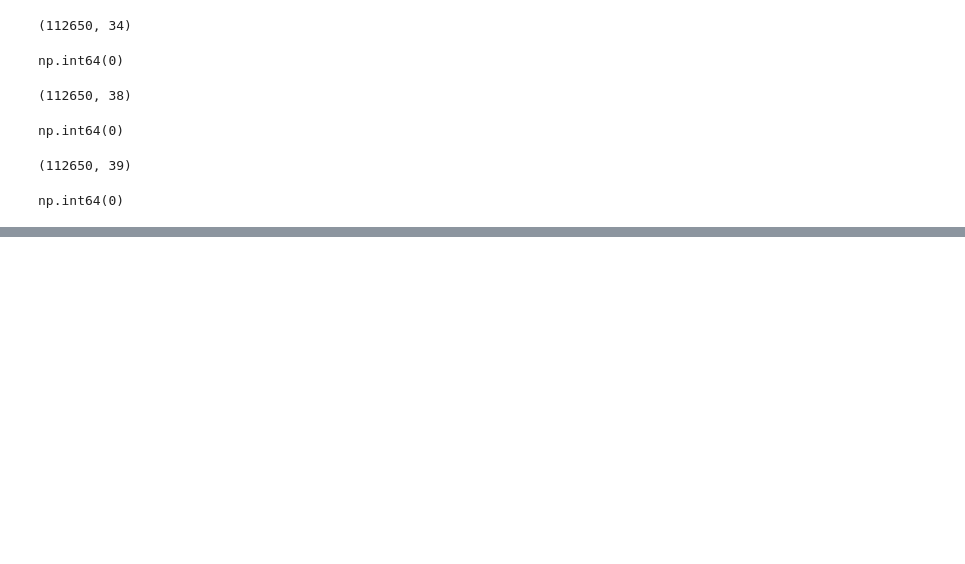
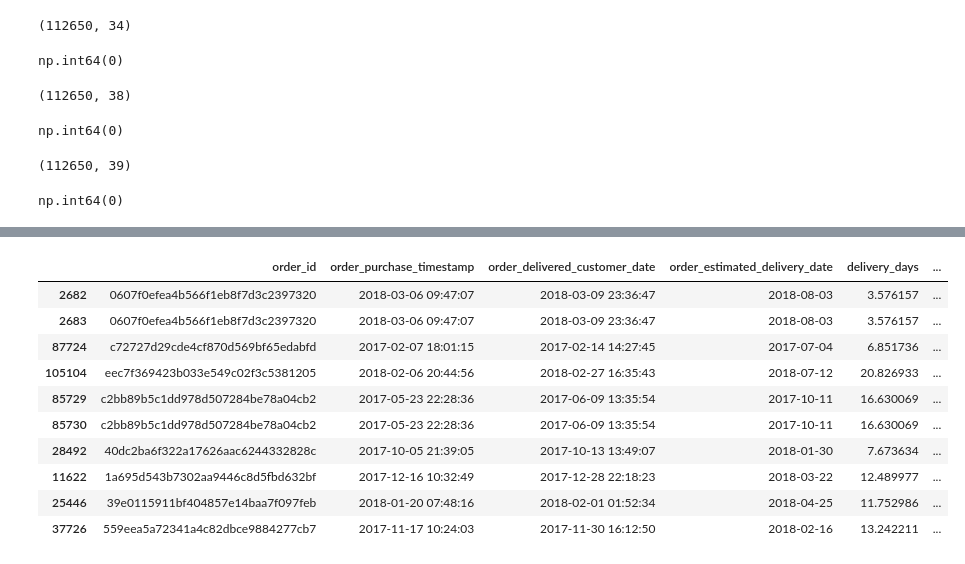
Before and after one commit to unkwondriver-08/Ecommerce-Data-Pipeline, a Jupyter notebook: Notebooks/03_data_universal_loading.ipynb, the cells around one changed output, grey strips where cells are left out. Saved outputs shown, nothing was run; the diff lists cells and outputs as text; code cells hidden in the pictures; blank space fills up the shorter version.

```diff
--- a/Notebooks/03_data_universal_loading.ipynb
+++ b/Notebooks/03_data_universal_loading.ipynb
@@ -537,0 +1154,24 @@ np.int64(0)
+# %%
+item_analysis[
+    [
+        "order_id",
+        "order_purchase_timestamp",
+        "order_delivered_customer_date",
+        "order_estimated_delivery_date",
+        "delivery_days",
+        "estimated_delivery_days",
+        "delivery_delay_days"
+    ]
+].sort_values("delivery_delay_days").head(10)
+# %% [output]
+|  | order_id | order_purchase_timestamp | order_delivered_customer_date | order_estimated_delivery_date | delivery_days | ... |
+| 2682 | 0607f0efea4b566f1eb8f7d3c2397320 | 2018-03-06 09:47:07 | 2018-03-09 23:36:47 | 2018-08-03 | 3.576157 | ... |
+| 2683 | 0607f0efea4b566f1eb8f7d3c2397320 | 2018-03-06 09:47:07 | 2018-03-09 23:36:47 | 2018-08-03 | 3.576157 | ... |
+| 87724 | c72727d29cde4cf870d569bf65edabfd | 2017-02-07 18:01:15 | 2017-02-14 14:27:45 | 2017-07-04 | 6.851736 | ... |
+| 105104 | eec7f369423b033e549c02f3c5381205 | 2018-02-06 20:44:56 | 2018-02-27 16:35:43 | 2018-07-12 | 20.826933 | ... |
+| 85729 | c2bb89b5c1dd978d507284be78a04cb2 | 2017-05-23 22:28:36 | 2017-06-09 13:35:54 | 2017-10-11 | 16.630069 | ... |
+| 85730 | c2bb89b5c1dd978d507284be78a04cb2 | 2017-05-23 22:28:36 | 2017-06-09 13:35:54 | 2017-10-11 | 16.630069 | ... |
+| 28492 | 40dc2ba6f322a17626aac6244332828c | 2017-10-05 21:39:05 | 2017-10-13 13:49:07 | 2018-01-30 | 7.673634 | ... |
+| 11622 | 1a695d543b7302aa9446c8d5fbd632bf | 2017-12-16 10:32:49 | 2017-12-28 22:18:23 | 2018-03-22 | 12.489977 | ... |
+| 25446 | 39e0115911bf404857e14baa7f097feb | 2018-01-20 07:48:16 | 2018-02-01 01:52:34 | 2018-04-25 | 11.752986 | ... |
+| 37726 | 559eea5a72341a4c82dbce9884277cb7 | 2017-11-17 10:24:03 | 2017-11-30 16:12:50 | 2018-02-16 | 13.242211 | ... |
```
Also changed, not shown: parts of 75 cells of this notebook, 3 other files.
